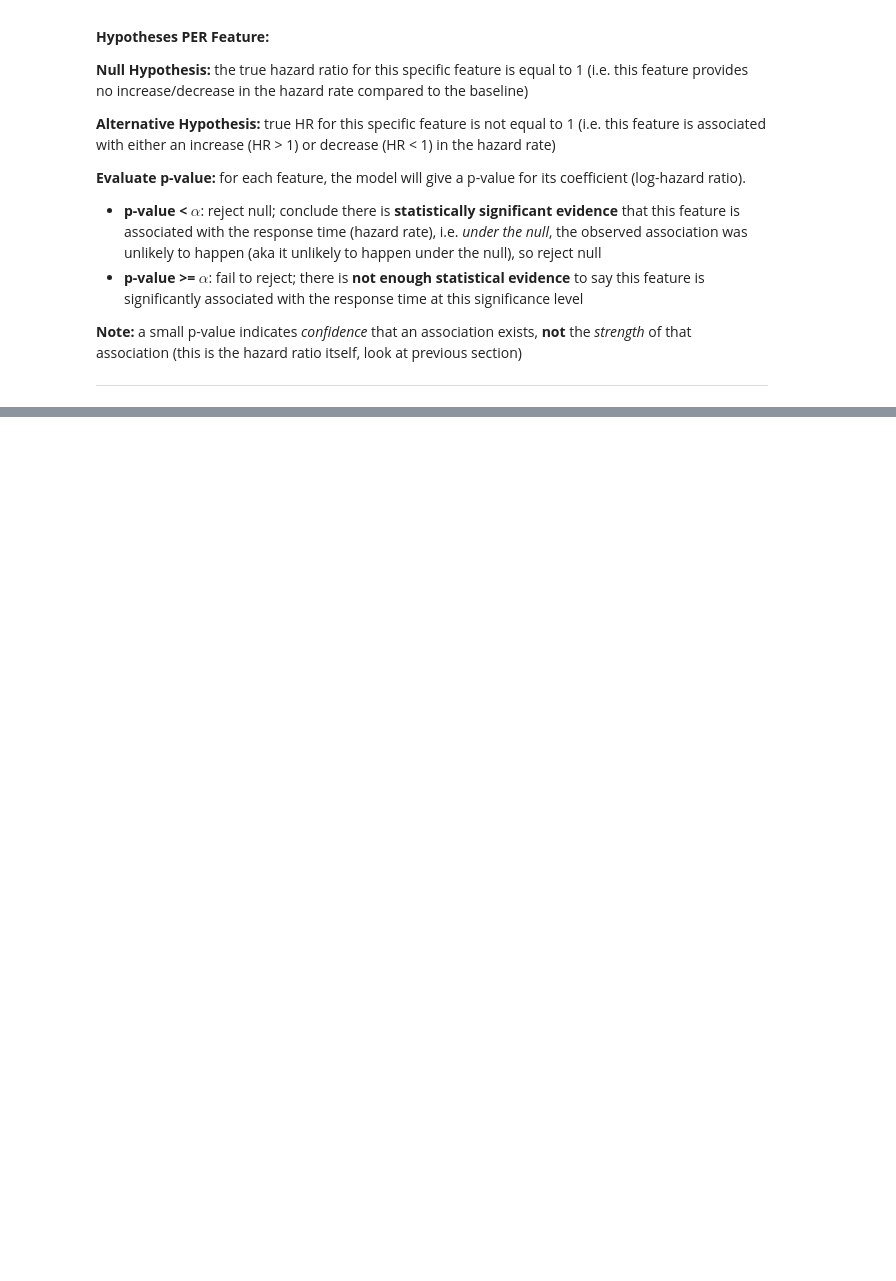
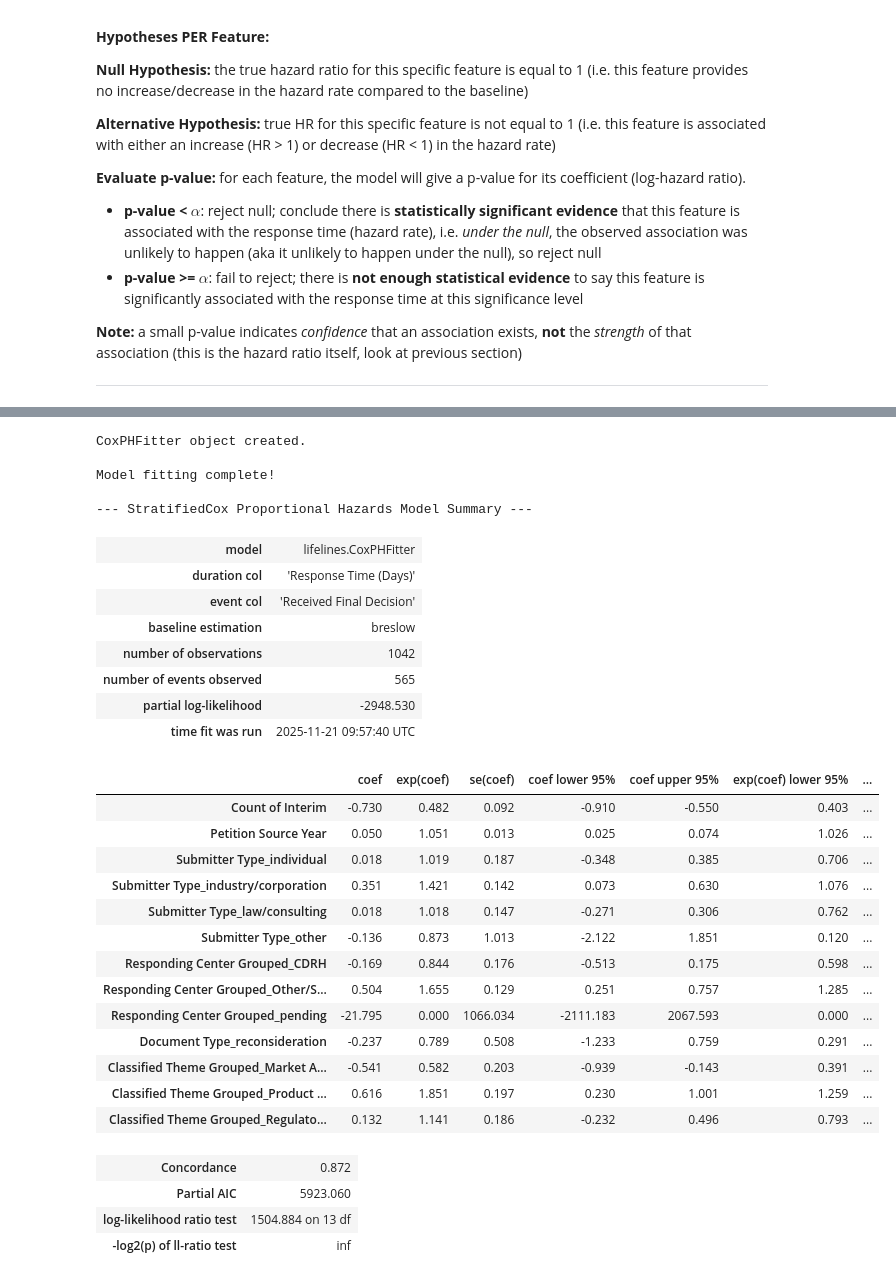
Before and after one commit to aanht/ucb-fda-citizen-project, a Jupyter notebook: all_years_eda_modeling/test_datasets_eda/visuals_and_modeling.ipynb, the cells around one changed output, grey strips where cells are left out. Saved outputs shown, nothing was run; the diff lists cells and outputs as text; code cells hidden in the pictures; blank space fills up the shorter version.

Commit message:
stratified

```diff
--- a/all_years_eda_modeling/test_datasets_eda/visuals_and_modeling.ipynb
+++ b/all_years_eda_modeling/test_datasets_eda/visuals_and_modeling.ipynb
@@ -586,0 +704,64 @@ Type_industry/corporation', ...]` in the call in `.fit`. See documentation in li
+# %%
+# STRATIFIED Cox Model
+
+# verify the required columns exist
+required_cols = ["Response Time (Days)", "Received Final Decision"]
+if not all(col in data_encoded.columns for col in required_cols):
+    print(f"Error: Missing required columns. Ensure 'Response Time (Days)' and 'Received Final Decision' are in the DataFrame.")
+    print("Available columns:", data_encoded.columns)
+else:
+    # create the cox model object
+    # creates an empty model ready to be trained
+    cph_stratified = CoxPHFitter()
+    print("CoxPHFitter object created.")
+
+    # fit model to my data
+    try:
+        cph_stratified.fit(data_encoded,
+                            duration_col = "Response Time (Days)",
+                            event_col = "Received Final Decision",
+                            strata = failing)  # stratify by failing features
+
+        print("\nModel fitting complete!")
+
+        # view results
+        # print_summary() method displays the main results table
+        print("\n--- StratifiedCox Proportional Hazards Model Summary ---")
+        cph.print_summary(decimals=3) # decimals=3 controls rounding
+
+    except Exception as e:
+        print(f"\nAn error occurred during model fitting: {e}")
+        print("This might be due to remaining NaN values, non-numeric data, or issues with the duration/event columns.")
+        print("Double-check the output of Step 2 (data preparation).")
+# %% [output]
+CoxPHFitter object created.
+
+Model fitting complete!
+
+--- StratifiedCox Proportional Hazards Model Summary ---
+| model | lifelines.CoxPHFitter |
+| duration col | 'Response Time (Days)' |
+| event col | 'Received Final Decision' |
+| baseline estimation | breslow |
+| number of observations | 1042 |
+| number of events observed | 565 |
+| partial log-likelihood | -2948.530 |
+| time fit was run | 2025-11-21 09:57:40 UTC |
+|  | coef | exp(coef) | se(coef) | coef lower 95% | coef upper 95% | exp(coef) lower 95% | ... |
+| Count of Interim | -0.730 | 0.482 | 0.092 | -0.910 | -0.550 | 0.403 | ... |
+| Petition Source Year | 0.050 | 1.051 | 0.013 | 0.025 | 0.074 | 1.026 | ... |
+| Submitter Type_individual | 0.018 | 1.019 | 0.187 | -0.348 | 0.385 | 0.706 | ... |
+| Submitter Type_industry/corporation | 0.351 | 1.421 | 0.142 | 0.073 | 0.630 | 1.076 | ... |
+| Submitter Type_law/consulting | 0.018 | 1.018 | 0.147 | -0.271 | 0.306 | 0.762 | ... |
+| Submitter Type_other | -0.136 | 0.873 | 1.013 | -2.122 | 1.851 | 0.120 | ... |
+| Responding Center Grouped_CDRH | -0.169 | 0.844 | 0.176 | -0.513 | 0.175 | 0.598 | ... |
+| Responding Center Grouped_Other/S... | 0.504 | 1.655 | 0.129 | 0.251 | 0.757 | 1.285 | ... |
+| Responding Center Grouped_pending | -21.795 | 0.000 | 1066.034 | -2111.183 | 2067.593 | 0.000 | ... |
+| Document Type_reconsideration | -0.237 | 0.789 | 0.508 | -1.233 | 0.759 | 0.291 | ... |
+| Classified Theme Grouped_Market A... | -0.541 | 0.582 | 0.203 | -0.939 | -0.143 | 0.391 | ... |
+| Classified Theme Grouped_Product ... | 0.616 | 1.851 | 0.197 | 0.230 | 1.001 | 1.259 | ... |
+| Classified Theme Grouped_Regulato... | 0.132 | 1.141 | 0.186 | -0.232 | 0.496 | 0.793 | ... |
+| Concordance | 0.872 |
+| Partial AIC | 5923.060 |
+| log-likelihood ratio test | 1504.884 on 13 df |
+| -log2(p) of ll-ratio test | inf |
```
Also changed, not shown: parts of 20 cells of this notebook, 6 other files.
